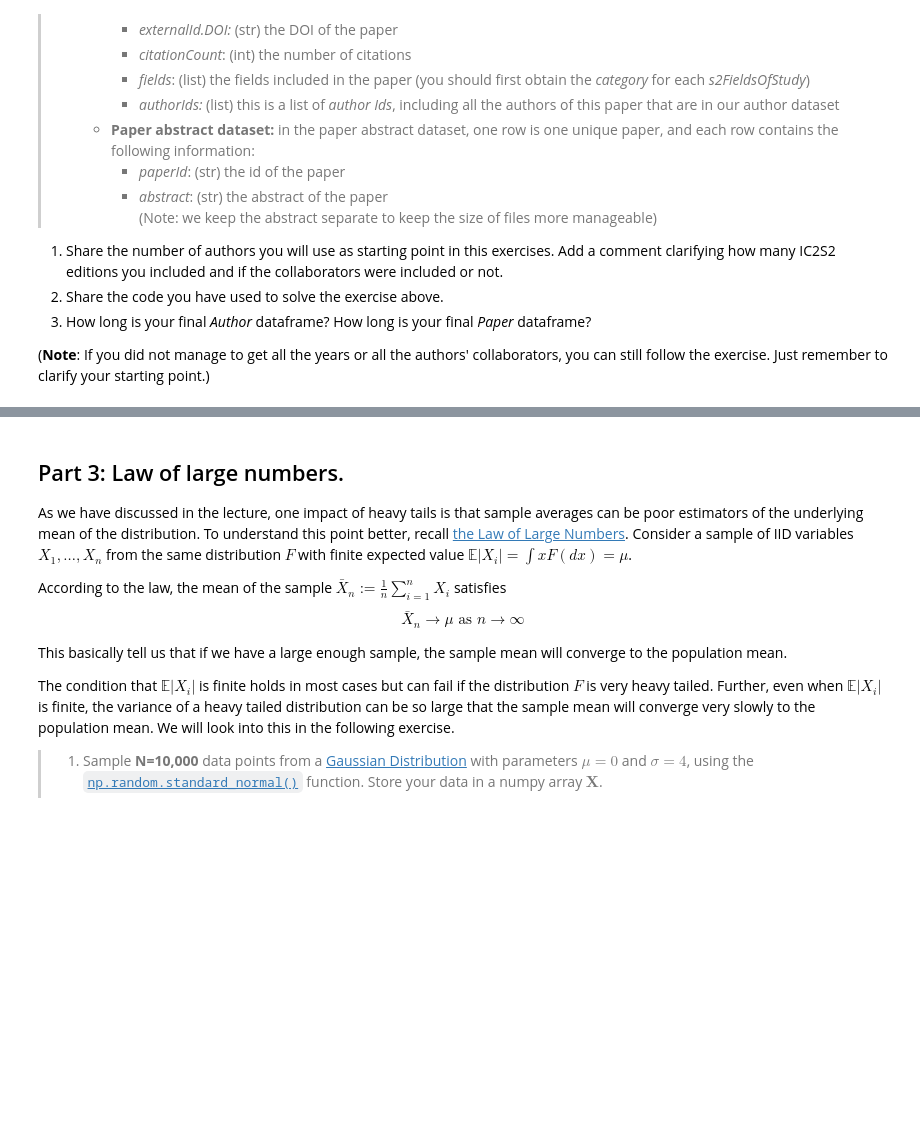
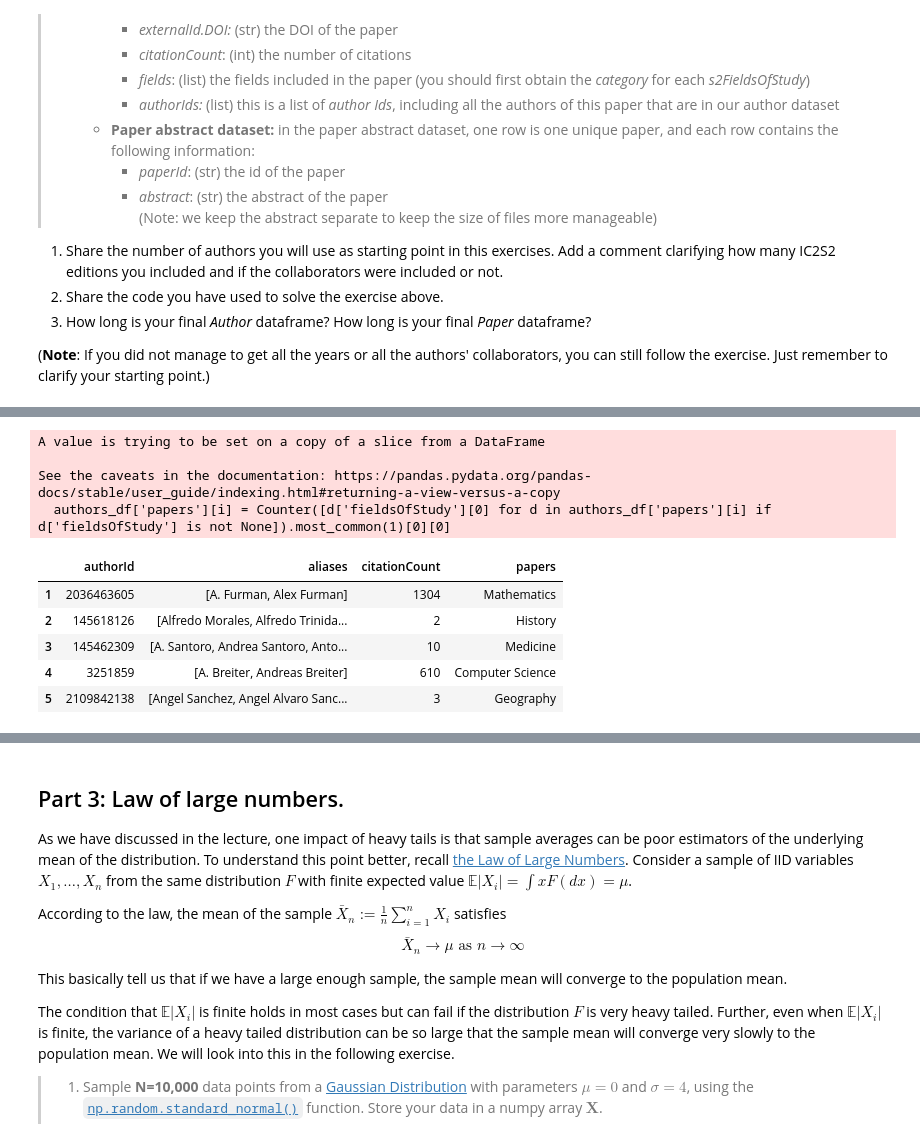
Before and after one commit to Morell1123/Assignment1_SocialInformatics, a Jupyter notebook: Assignment1_part1.ipynb, the cells around one changed output, grey strips where cells are left out. Drawn from its saved outputs; the diff is of its cells as text; code cells hidden in the pictures; blank space fills up the shorter version.

```diff
--- a/Assignment1_part1.ipynb
+++ b/Assignment1_part1.ipynb
@@ -148,0 +314,16 @@ print(len(sorted(set(all_presenters))),"unique researcher found as presenters fo
+# %%
+from collections import Counter
+for i in range(len(authors_df['papers'])):
+    authors_df['papers'][i] = Counter([d['fieldsOfStudy'][0] for d in authors_df['papers'][i] if d['fieldsOfStudy'] is not None]).most_common(1)[0][0]
+authors_df
+# %% [output]
+A value is trying to be set on a copy of a slice from a DataFrame
+
+See the caveats in the documentation: https://pandas.pydata.org/pandas-docs/stable/user_guide/indexing.html#returning-a-view-versus-a-copy
+  authors_df['papers'][i] = Counter([d['fieldsOfStudy'][0] for d in authors_df['papers'][i] if d['fieldsOfStudy'] is not None]).most_common(1)[0][0]
+|  | authorId | aliases | citationCount | papers |
+| 1 | 2036463605 | [A. Furman, Alex Furman] | 1304 | Mathematics |
+| 2 | 145618126 | [Alfredo Morales, Alfredo Trinida... | 2 | History |
+| 3 | 145462309 | [A. Santoro, Andrea Santoro, Anto... | 10 | Medicine |
+| 4 | 3251859 | [A. Breiter, Andreas Breiter] | 610 | Computer Science |
+| 5 | 2109842138 | [Angel Sanchez, Angel Alvaro Sanc... | 3 | Geography |
```
Also changed, not shown: parts of 18 cells of this notebook.
